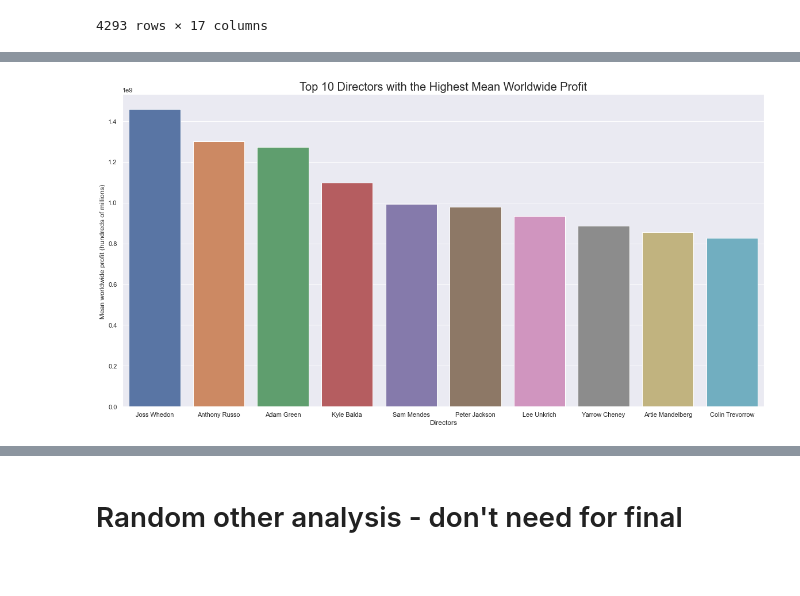
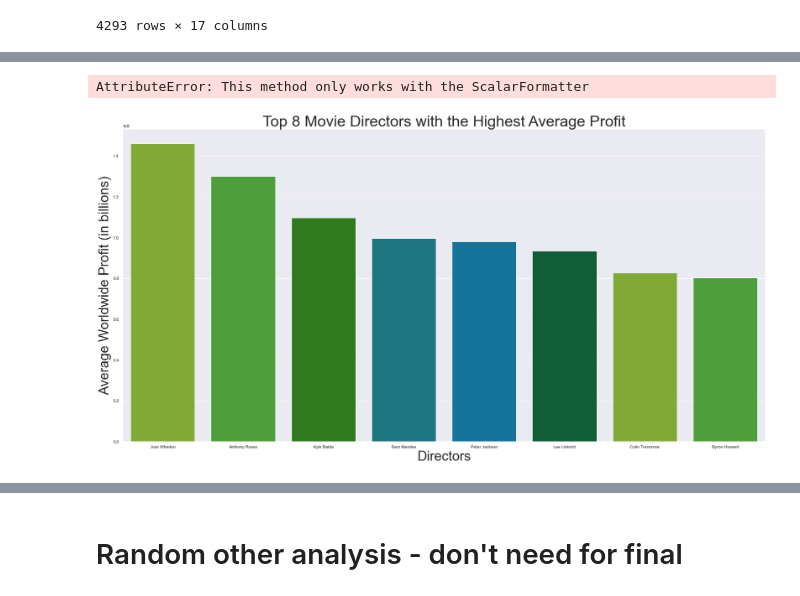
Before and after one commit to abwilliamss/AIAcademy-capstone, a Jupyter notebook: abby.ipynb, the cells around one changed output, grey strips where cells are left out. Cells and saved outputs as stored; diff of their text form; code cells hidden in the pictures; blank space fills up the shorter version.

```diff
--- a/abby.ipynb
+++ b/abby.ipynb
@@ -165,16 +171,23 @@ directors_profit
-# %%
-import seaborn as sns
-d = directors_profit.head(10)
-plot = sns.barplot(x=d.index, y= d['worldwide_gross'])
-plot.set_title('Top 10 Directors with the Highest Mean Worldwide Profit', fontdict={'size': 20})
-plot.set_xlabel('Directors')
-plot.set_ylabel('Mean worldwide profit (hundreds of millions) ')
-# Set label for y-axis
-
-# Set title for plot
-sns.color_palette("mako", as_cmap=True)
-sns.set(rc={'figure.figsize':(20,10)})
-# pt.set_xticklabels(rotation=90)
-# %% [output]
-[figure, removed]
+# %%
+import seaborn as sns
+d = directors_profit.head(8)
+plt.figure(figsize=(30, 15))
+colors = ['#86BC25', '#43B02A', '#26890D', '#0D8390',
+          '#007CB0', '#046A38', '#86BC25','#43B02A',
+          '#26890D', '#0D8390', '#007CB0', '#046A38',
+          '#43B02A', '#26890D']
+sns.barplot(x=d.index, y= d['worldwide_gross'], palette = colors)
+
+# set barplot title and axes labels
+plt.title(label = "Top 8 Movie Directors with the Highest Average Profit", fontsize=40)
+plt.xlabel("Directors", fontsize=35)
+plt.ylabel("Average Worldwide Profit (in billions)", fontsize=35)
+plt.ticklabel_format(useOffset=False)
+
+# set x and y tick size
+plt.xticks(size = 30)
+plt.yticks(size = 30);
+# %% [output]
+AttributeError: This method only works with the ScalarFormatter
+[figure, added]
 # %%
```
Also changed, not shown: parts of 10 cells of this notebook.
